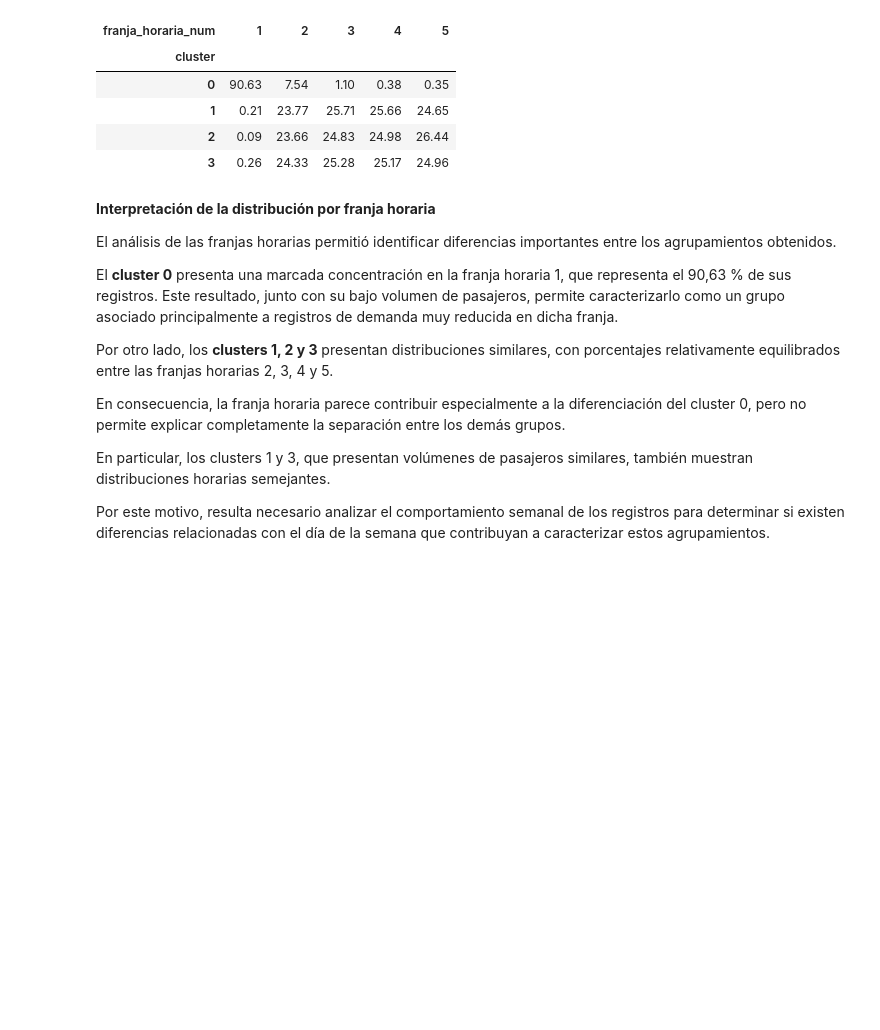
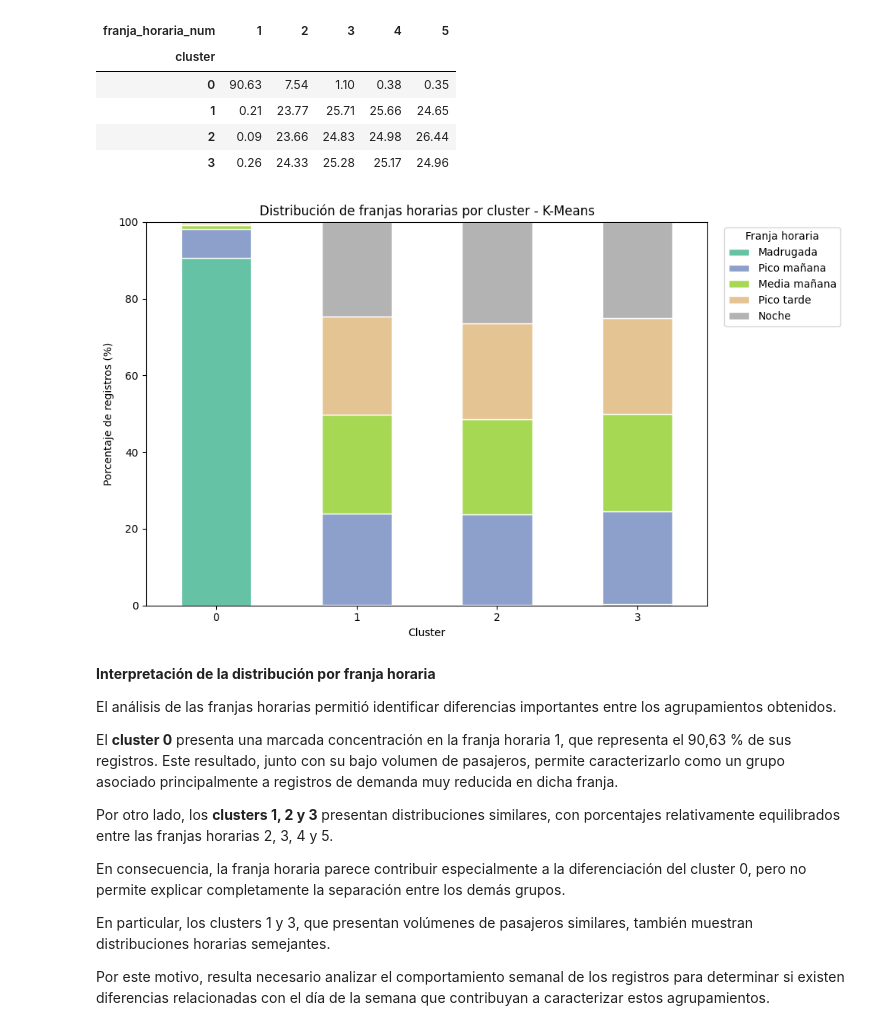
Before and after one commit to ChronosXV/Metodologia_grupo2, a Jupyter notebook: Metodologia_1_Grupo_2_Modelado_ML.ipynb, the cells around one changed output. Saved outputs shown, nothing was run; the diff lists cells and outputs as text; code cells hidden in the pictures; blank space fills up the shorter version.

```diff
--- a/Metodologia_1_Grupo_2_Modelado_ML.ipynb
+++ b/Metodologia_1_Grupo_2_Modelado_ML.ipynb
@@ -2641,6 +2663,40 @@ Distribución porcentual de franjas horarias por cluster:
 | 1 | 0.21 | 23.77 | 25.71 | 25.66 | 24.65 |
 | 2 | 0.09 | 23.66 | 24.83 | 24.98 | 26.44 |
 | 3 | 0.26 | 24.33 | 25.28 | 25.17 | 24.96 |
+# %%
+# Visualizar la distribución porcentual de franjas horarias por cluster
+
+ax = tabla_franjas.plot(
+    kind="bar",
+    stacked=True,
+    figsize=(10, 6),
+    colormap="Set2",
+    edgecolor="white"
+)
+
+plt.title("Distribución de franjas horarias por cluster - K-Means")
+plt.xlabel("Cluster")
+plt.ylabel("Porcentaje de registros (%)")
+plt.xticks(rotation=0)
+plt.ylim(0, 100)
+
+plt.legend(
+    title="Franja horaria",
+    labels=[
+        "Madrugada",
+        "Pico mañana",
+        "Media mañana",
+        "Pico tarde",
+        "Noche"
+    ],
+    bbox_to_anchor=(1.02, 1),
+    loc="upper left"
+)
+
+plt.tight_layout()
+plt.show()
+# %% [output]
+[figure, added]
 # %% [markdown]
 **Interpretación de la distribución por franja horaria**
 
```
Also changed, not shown: parts of 2 cells of this notebook.
